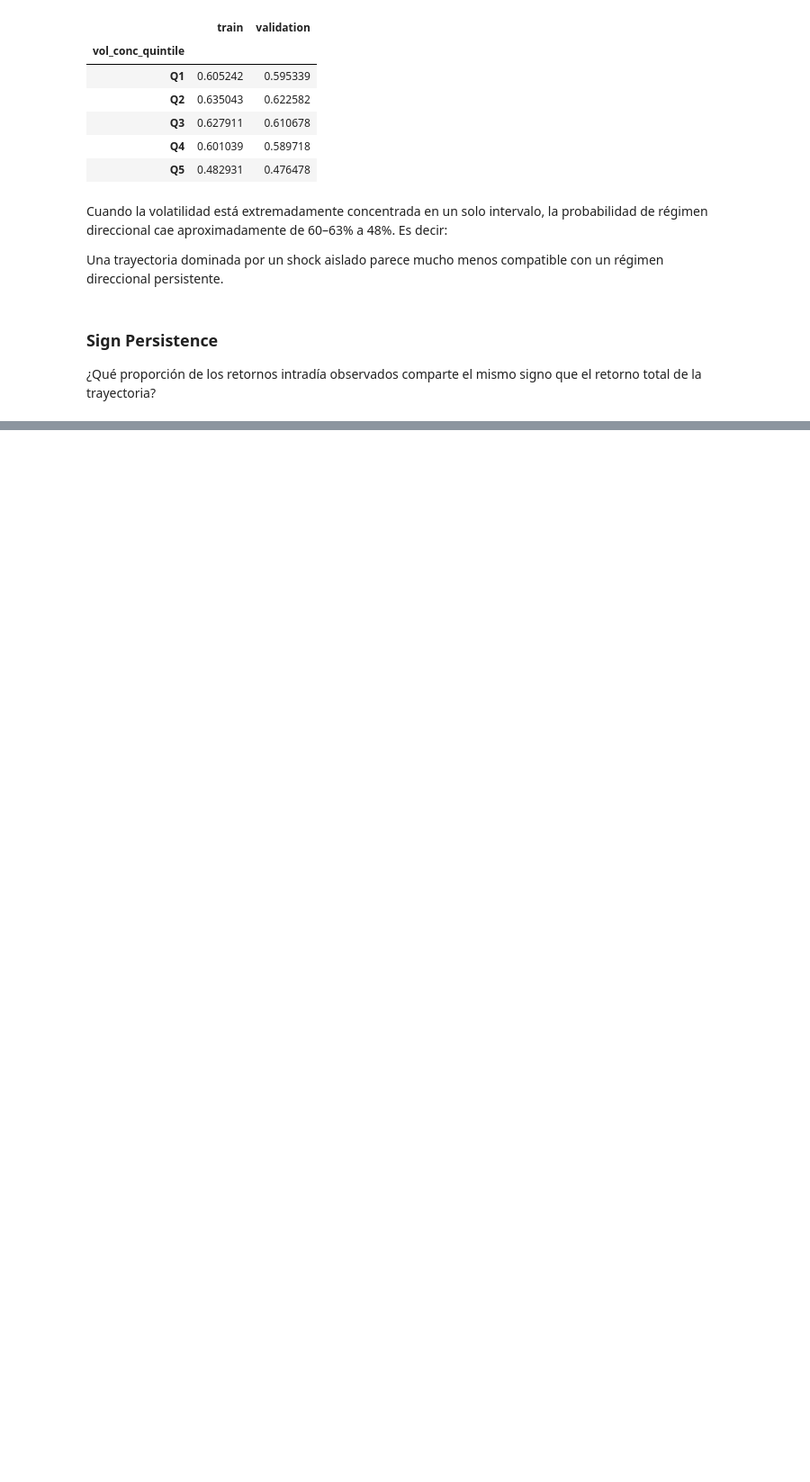
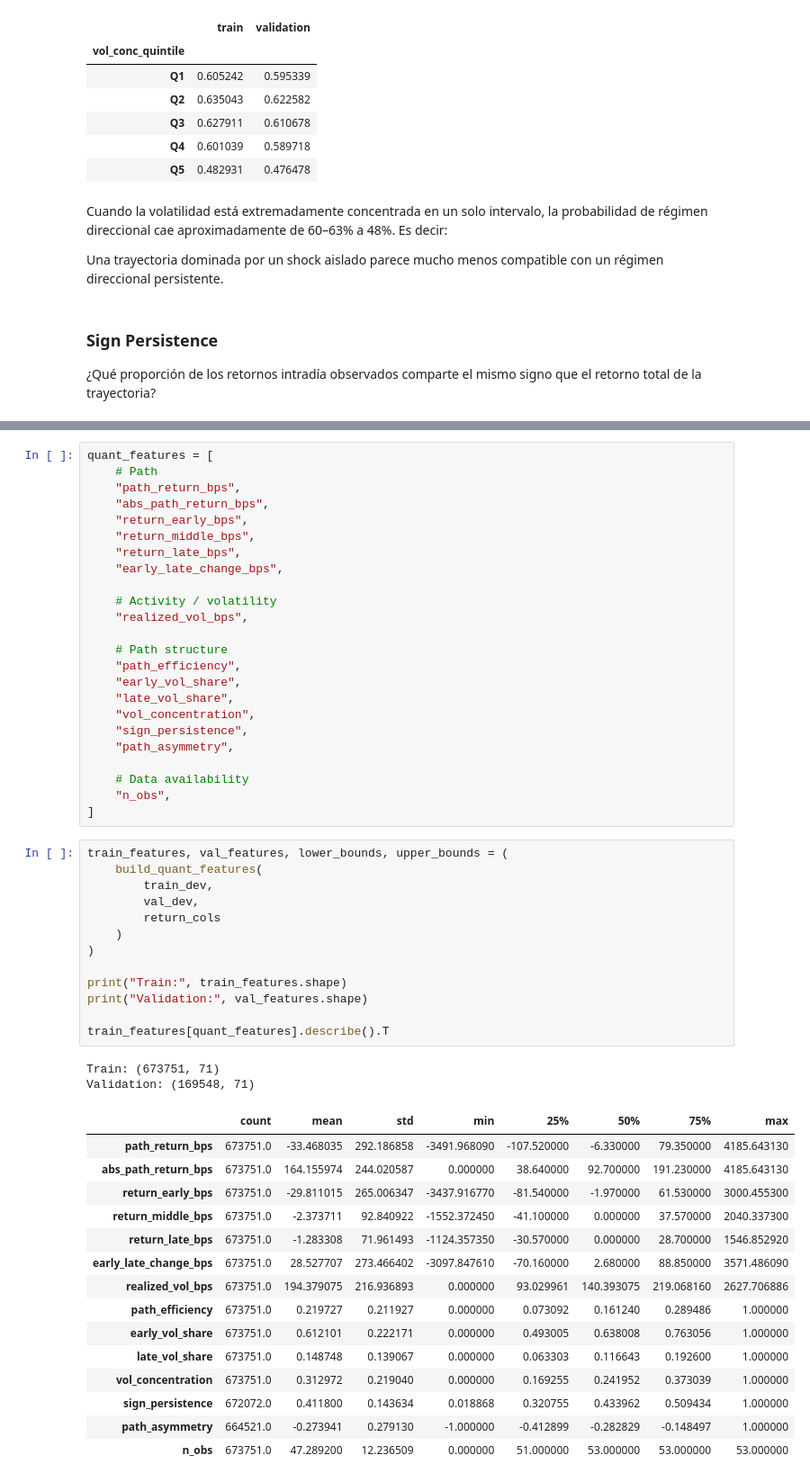
Before and after one commit to ADRIANVM117/data-science-portfolio, a Jupyter notebook: EXAMEN_DL_BOURBAKI/notebooks/03_quant_feature_baseline.ipynb, the cells around one changed output, grey strips where cells are left out. Shown at 90% size. Drawn from its saved outputs; the diff is of its cells as text; blank space fills up the shorter version.

```diff
--- a/EXAMEN_DL_BOURBAKI/notebooks/03_quant_feature_baseline.ipynb
+++ b/EXAMEN_DL_BOURBAKI/notebooks/03_quant_feature_baseline.ipynb
@@ -794,0 +1209,55 @@ train_feat["sign_persistence"].describe(
+# %%
+quant_features = [
+    # Path
+    "path_return_bps",
+    "abs_path_return_bps",
+    "return_early_bps",
+    "return_middle_bps",
+    "return_late_bps",
+    "early_late_change_bps",
+
+    # Activity / volatility
+    "realized_vol_bps",
+
+    # Path structure
+    "path_efficiency",
+    "early_vol_share",
+    "late_vol_share",
+    "vol_concentration",
+    "sign_persistence",
+    "path_asymmetry",
+
+    # Data availability
+    "n_obs",
+]
+# %%
+train_features, val_features, lower_bounds, upper_bounds = (
+    build_quant_features(
+        train_dev,
+        val_dev,
+        return_cols
+    )
+)
+
+print("Train:", train_features.shape)
+print("Validation:", val_features.shape)
+
+train_features[quant_features].describe().T
+# %% [output]
+Train: (673751, 71)
+Validation: (169548, 71)
+|  | count | mean | std | min | 25% | 50% | 75% | max |
+| path_return_bps | 673751.0 | -33.468035 | 292.186858 | -3491.968090 | -107.520000 | -6.330000 | 79.350000 | 4185.643130 |
+| abs_path_return_bps | 673751.0 | 164.155974 | 244.020587 | 0.000000 | 38.640000 | 92.700000 | 191.230000 | 4185.643130 |
+| return_early_bps | 673751.0 | -29.811015 | 265.006347 | -3437.916770 | -81.540000 | -1.970000 | 61.530000 | 3000.455300 |
+| return_middle_bps | 673751.0 | -2.373711 | 92.840922 | -1552.372450 | -41.100000 | 0.000000 | 37.570000 | 2040.337300 |
+| return_late_bps | 673751.0 | -1.283308 | 71.961493 | -1124.357350 | -30.570000 | 0.000000 | 28.700000 | 1546.852920 |
+| early_late_change_bps | 673751.0 | 28.527707 | 273.466402 | -3097.847610 | -70.160000 | 2.680000 | 88.850000 | 3571.486090 |
+| realized_vol_bps | 673751.0 | 194.379075 | 216.936893 | 0.000000 | 93.029961 | 140.393075 | 219.068160 | 2627.706886 |
+| path_efficiency | 673751.0 | 0.219727 | 0.211927 | 0.000000 | 0.073092 | 0.161240 | 0.289486 | 1.000000 |
+| early_vol_share | 673751.0 | 0.612101 | 0.222171 | 0.000000 | 0.493005 | 0.638008 | 0.763056 | 1.000000 |
+| late_vol_share | 673751.0 | 0.148748 | 0.139067 | 0.000000 | 0.063303 | 0.116643 | 0.192600 | 1.000000 |
+| vol_concentration | 673751.0 | 0.312972 | 0.219040 | 0.000000 | 0.169255 | 0.241952 | 0.373039 | 1.000000 |
+| sign_persistence | 672072.0 | 0.411800 | 0.143634 | 0.018868 | 0.320755 | 0.433962 | 0.509434 | 1.000000 |
+| path_asymmetry | 664521.0 | -0.273941 | 0.279130 | -1.000000 | -0.412899 | -0.282829 | -0.148497 | 1.000000 |
+| n_obs | 673751.0 | 47.289200 | 12.236509 | 0.000000 | 51.000000 | 53.000000 | 53.000000 | 53.000000 |
```
Also changed, not shown: parts of 12 cells of this notebook.
